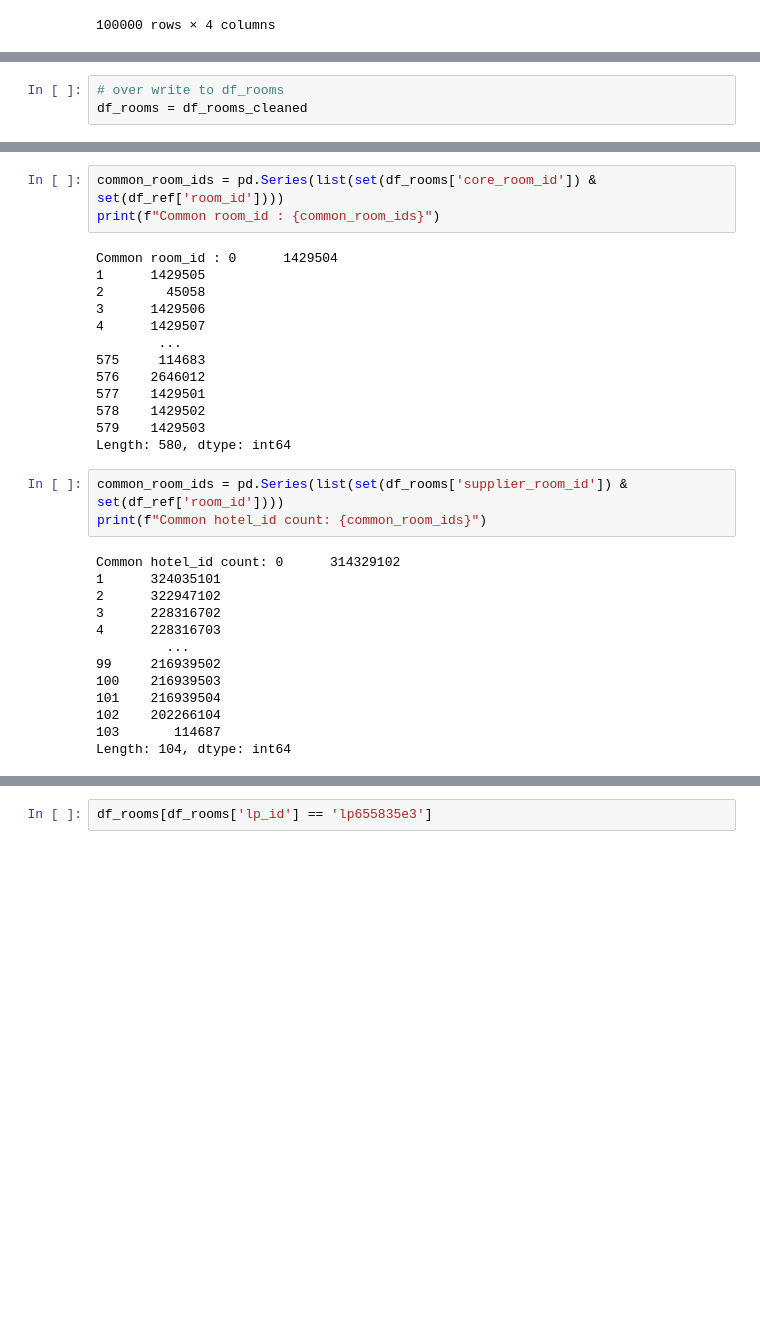
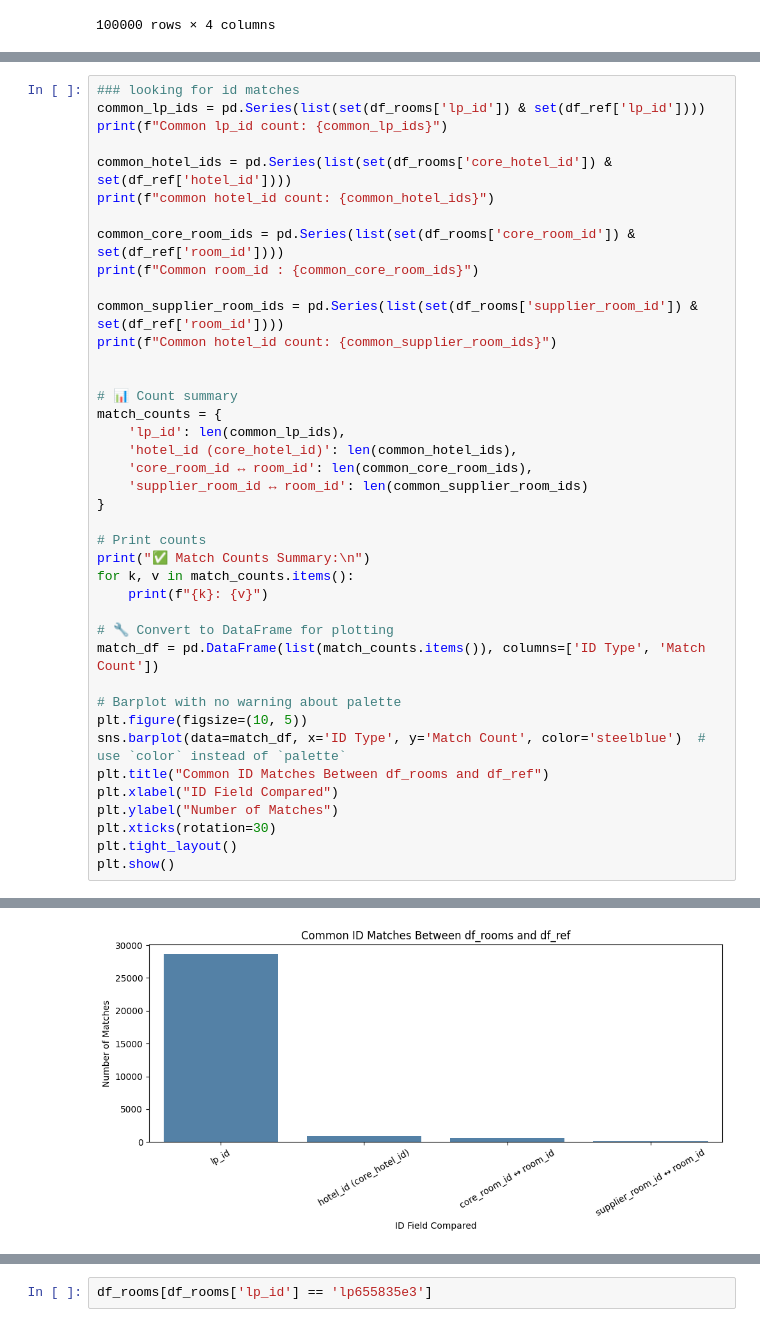
Before and after one commit to rytakahas/Room_Match, a Jupyter notebook: notebook/room_match_dev.ipynb, the cells around one changed output, grey strips where cells are left out. Cells and saved outputs as stored; diff of their text form; blank space fills up the shorter version.

```diff
--- a/notebook/room_match_dev.ipynb
+++ b/notebook/room_match_dev.ipynb
@@ -175,4 +217 @@ lang_ref     0
 dtype: int64
-# %%
-# over write to df_rooms
-df_rooms = df_rooms_cleaned
@@ -275,32 +218,41 @@ Length: 852, dtype: int64
-# %%
-common_room_ids = pd.Series(list(set(df_rooms['core_room_id']) & set(df_ref['room_id'])))
-print(f"Common room_id : {common_room_ids}")
-# %% [output]
-Common room_id : 0      1429504
-1      1429505
-2        45058
-3      1429506
-4      1429507
-        ...
-575     114683
-576    2646012
-577    1429501
-578    1429502
-579    1429503
-Length: 580, dtype: int64
-# %%
-common_room_ids = pd.Series(list(set(df_rooms['supplier_room_id']) & set(df_ref['room_id'])))
-print(f"Common hotel_id count: {common_room_ids}")
-# %% [output]
-Common hotel_id count: 0      314329102
-1      324035101
-2      322947102
-3      228316702
-4      228316703
-         ...
-99     216939502
-100    216939503
-101    216939504
-102    202266104
-103       114687
-Length: 104, dtype: int64
+# %%
+### looking for id matches
+common_lp_ids = pd.Series(list(set(df_rooms['lp_id']) & set(df_ref['lp_id'])))
+print(f"Common lp_id count: {common_lp_ids}")
+
+common_hotel_ids = pd.Series(list(set(df_rooms['core_hotel_id']) & set(df_ref['hotel_id'])))
+print(f"common hotel_id count: {common_hotel_ids}")
+
+common_core_room_ids = pd.Series(list(set(df_rooms['core_room_id']) & set(df_ref['room_id'])))
+print(f"Common room_id : {common_core_room_ids}")
+
+common_supplier_room_ids = pd.Series(list(set(df_rooms['supplier_room_id']) & set(df_ref['room_id'])))
+print(f"Common hotel_id count: {common_supplier_room_ids}")
+
+
+# 📊 Count summary
+match_counts = {
+    'lp_id': len(common_lp_ids),
+    'hotel_id (core_hotel_id)': len(common_hotel_ids),
+    'core_room_id ↔ room_id': len(common_core_room_ids),
+    'supplier_room_id ↔ room_id': len(common_supplier_room_ids)
+}
+
+# Print counts
+print("✅ Match Counts Summary:\n")
+for k, v in match_counts.items():
+    print(f"{k}: {v}")
+
+# 🔧 Convert to DataFrame for plotting
+match_df = pd.DataFrame(list(match_counts.items()), columns=['ID Type', 'Match Count'])
+
+# Barplot with no warning about palette
+plt.figure(figsize=(10, 5))
+sns.barplot(data=match_df, x='ID Type', y='Match Count', color='steelblue')  # use `color` instead of `palette`
+plt.title("Common ID Matches Between df_rooms and df_ref")
+plt.xlabel("ID Field Compared")
+plt.ylabel("Number of Matches")
+plt.xticks(rotation=30)
+plt.tight_layout()
+plt.show()
+# %% [output]
@@ -306,0 +276 @@ Length: 104, dtype: int64
+[figure, added]
```
Also changed, not shown: parts of 25 cells of this notebook.
